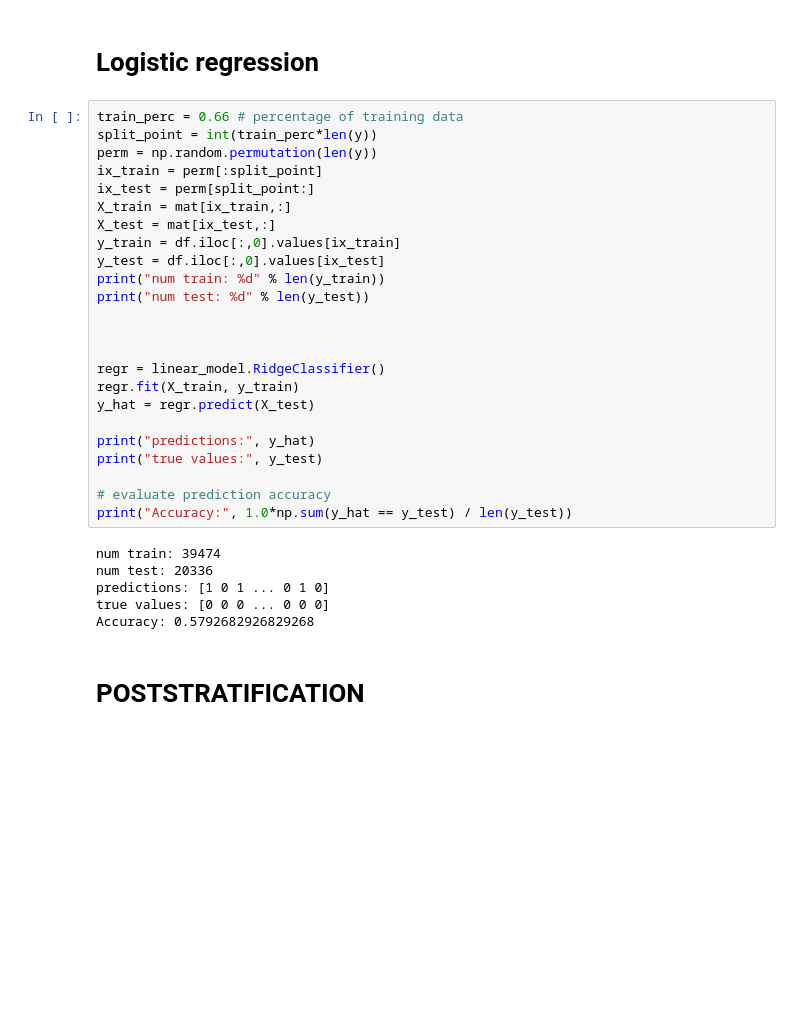
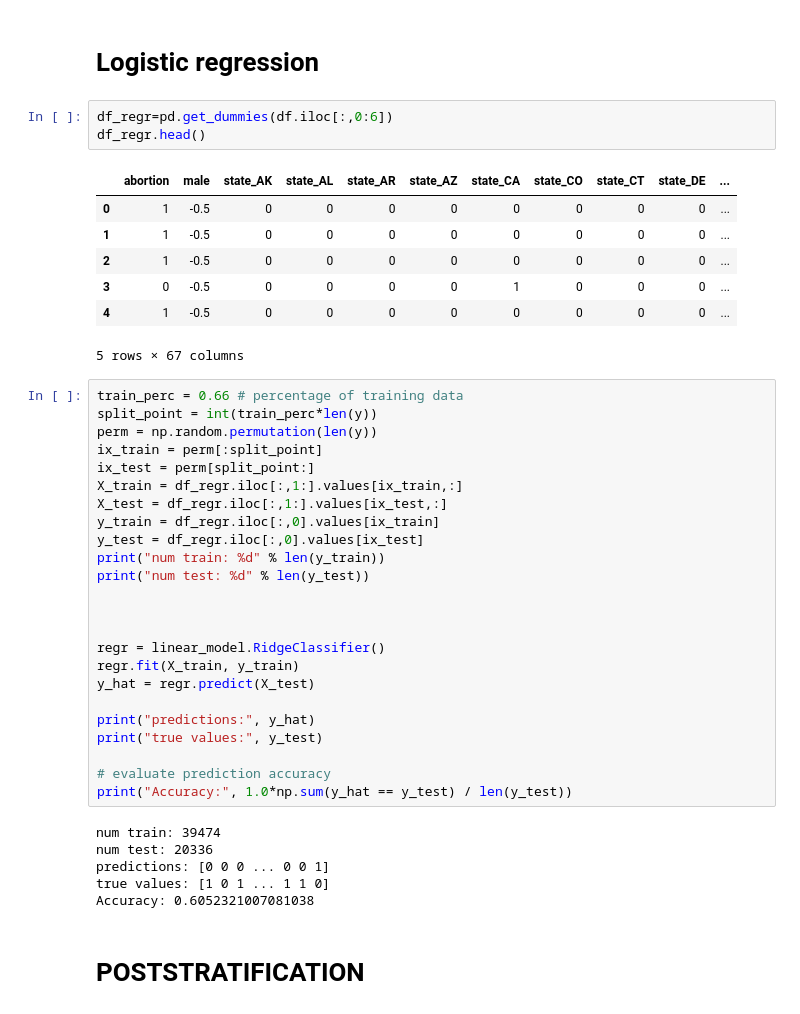
Before and after one commit to JakubReha/misterP, a Jupyter notebook: model.ipynb, the cells around one changed output. Cells and saved outputs as stored; diff of their text form; blank space fills up the shorter version.

```diff
--- a/model.ipynb
+++ b/model.ipynb
@@ -298,16 +298,27 @@ np.sum(np.zeros(len(y_true)) == y_true)/len(y_true)
 0.5658418324694867
 # %% [markdown]
 # Logistic regression
+# %%
+df_regr=pd.get_dummies(df.iloc[:,0:6])
+df_regr.head()
+# %% [output]
+|  | abortion | male | state_AK | state_AL | state_AR | state_AZ | state_CA | state_CO | state_CT | state_DE | ... |
+| 0 | 1 | -0.5 | 0 | 0 | 0 | 0 | 0 | 0 | 0 | 0 | ... |
+| 1 | 1 | -0.5 | 0 | 0 | 0 | 0 | 0 | 0 | 0 | 0 | ... |
+| 2 | 1 | -0.5 | 0 | 0 | 0 | 0 | 0 | 0 | 0 | 0 | ... |
+| 3 | 0 | -0.5 | 0 | 0 | 0 | 0 | 1 | 0 | 0 | 0 | ... |
+| 4 | 1 | -0.5 | 0 | 0 | 0 | 0 | 0 | 0 | 0 | 0 | ... |
+5 rows × 67 columns
 # %%
 train_perc = 0.66 # percentage of training data
 split_point = int(train_perc*len(y))
 perm = np.random.permutation(len(y))
 ix_train = perm[:split_point]
 ix_test = perm[split_point:]
-X_train = mat[ix_train,:]
-X_test = mat[ix_test,:]
-y_train = df.iloc[:,0].values[ix_train]
-y_test = df.iloc[:,0].values[ix_test]
+X_train = df_regr.iloc[:,1:].values[ix_train,:]
+X_test = df_regr.iloc[:,1:].values[ix_test,:]
+y_train = df_regr.iloc[:,0].values[ix_train]
+y_test = df_regr.iloc[:,0].values[ix_test]
 print("num train: %d" % len(y_train))
 print("num test: %d" % len(y_test))
 
@@ -325,9 +336,9 @@ print("Accuracy:", 1.0*np.sum(y_hat == y_test) / len(y_test))
 # %% [output]
 num train: 39474
 num test: 20336
-predictions: [1 0 1 ... 0 1 0]
-true values: [0 0 0 ... 0 0 0]
-Accuracy: 0.5792682926829268
+predictions: [0 0 0 ... 0 0 1]
+true values: [1 0 1 ... 1 1 0]
+Accuracy: 0.6052321007081038
 # %% [markdown]
 # POSTSTRATIFICATION
 # %%
```
Also changed, not shown: parts of 1 cell of this notebook.
